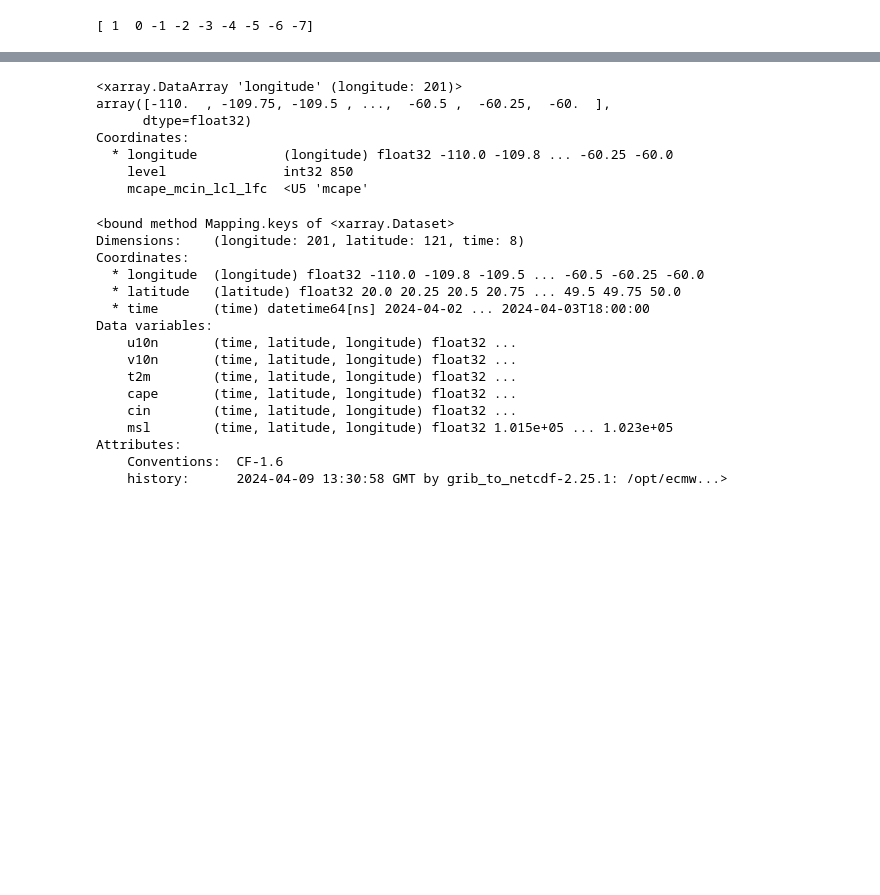
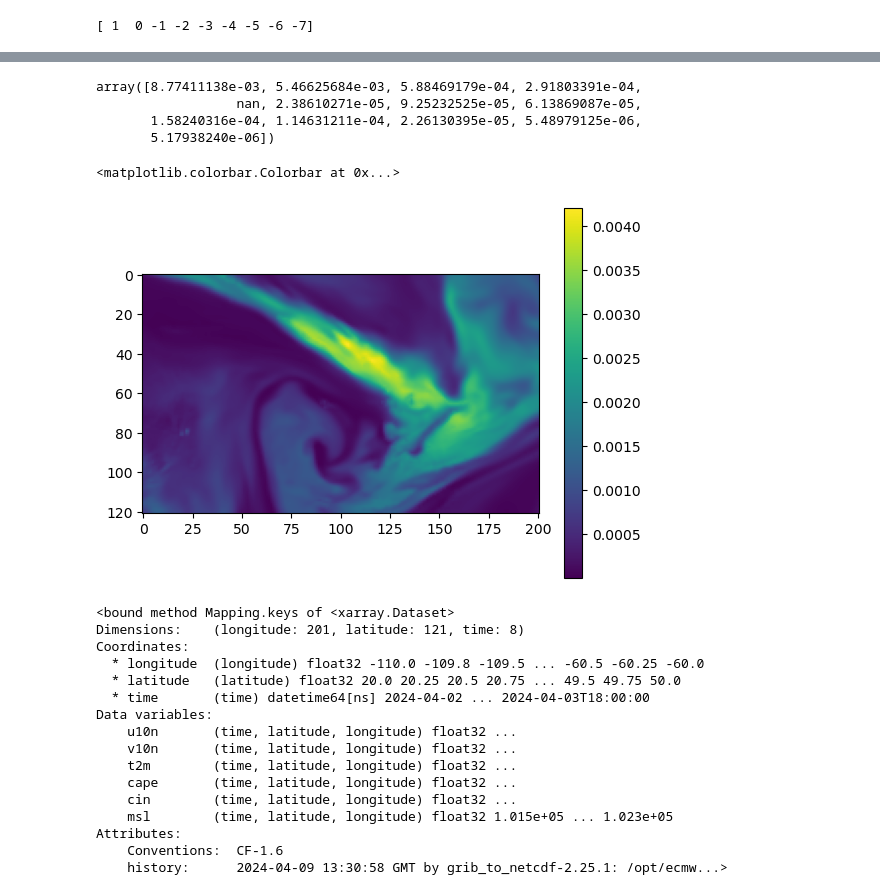
Before and after one commit to feldmann-m/AI-storm, a Jupyter notebook: devel/CAPE_files_ecmwf.ipynb, the cells around one changed output, grey strips where cells are left out. Drawn from its saved outputs; the diff is of its cells as text; code cells hidden in the pictures; blank space fills up the shorter version.

```diff
--- a/devel/CAPE_files_ecmwf.ipynb
+++ b/devel/CAPE_files_ecmwf.ipynb
@@ -450,13 +504,17 @@ plt.close()
+# %%
+q1level.values[1,:,3,3]
+#plevel
+# %% [output]
+array([8.77411138e-03, 5.46625684e-03, 5.88469179e-04, 2.91803391e-04,
+                  nan, 2.38610271e-05, 9.25232525e-05, 6.13869087e-05,
+       1.58240316e-04, 1.14631211e-04, 2.26130395e-05, 5.48979125e-06,
+       5.17938240e-06])
 # %%
-mod_params.cape.longitude
+p=plt.imshow(qlevel.sel(level=500)[7,:,:])
+plt.colorbar(p)
 # %% [output]
-<xarray.DataArray 'longitude' (longitude: 201)>
-array([-110.  , -109.75, -109.5 , ...,  -60.5 ,  -60.25,  -60.  ],
-      dtype=float32)
-Coordinates:
-  * longitude           (longitude) float32 -110.0 -109.8 ... -60.25 -60.0
-    level               int32 850
-    mcape_mcin_lcl_lfc  <U5 'mcape'
+<matplotlib.colorbar.Colorbar at 0x...>
+[figure, added]
 # %%
 xr_sfc.keys
 # %% [output]
```
Also changed, not shown: parts of 6 cells of this notebook, 1 other file.
